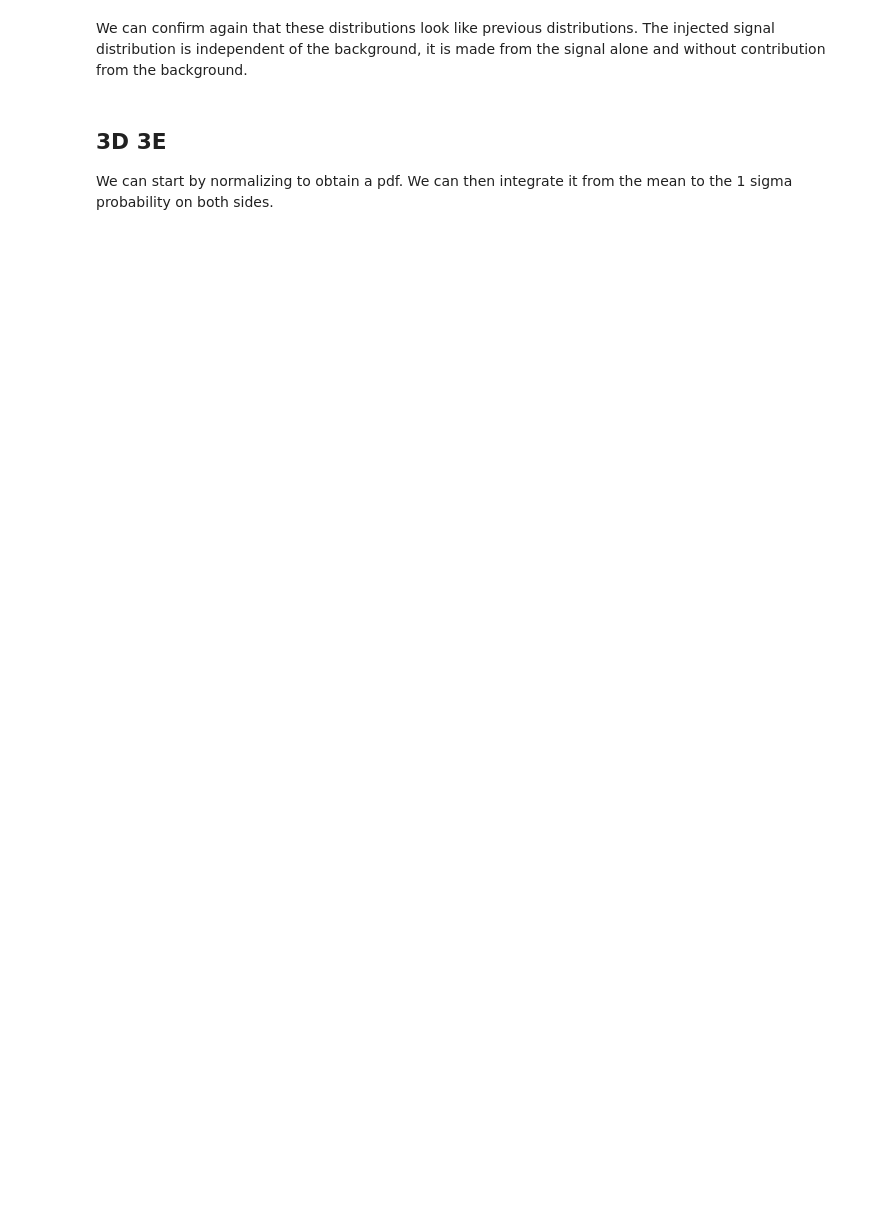
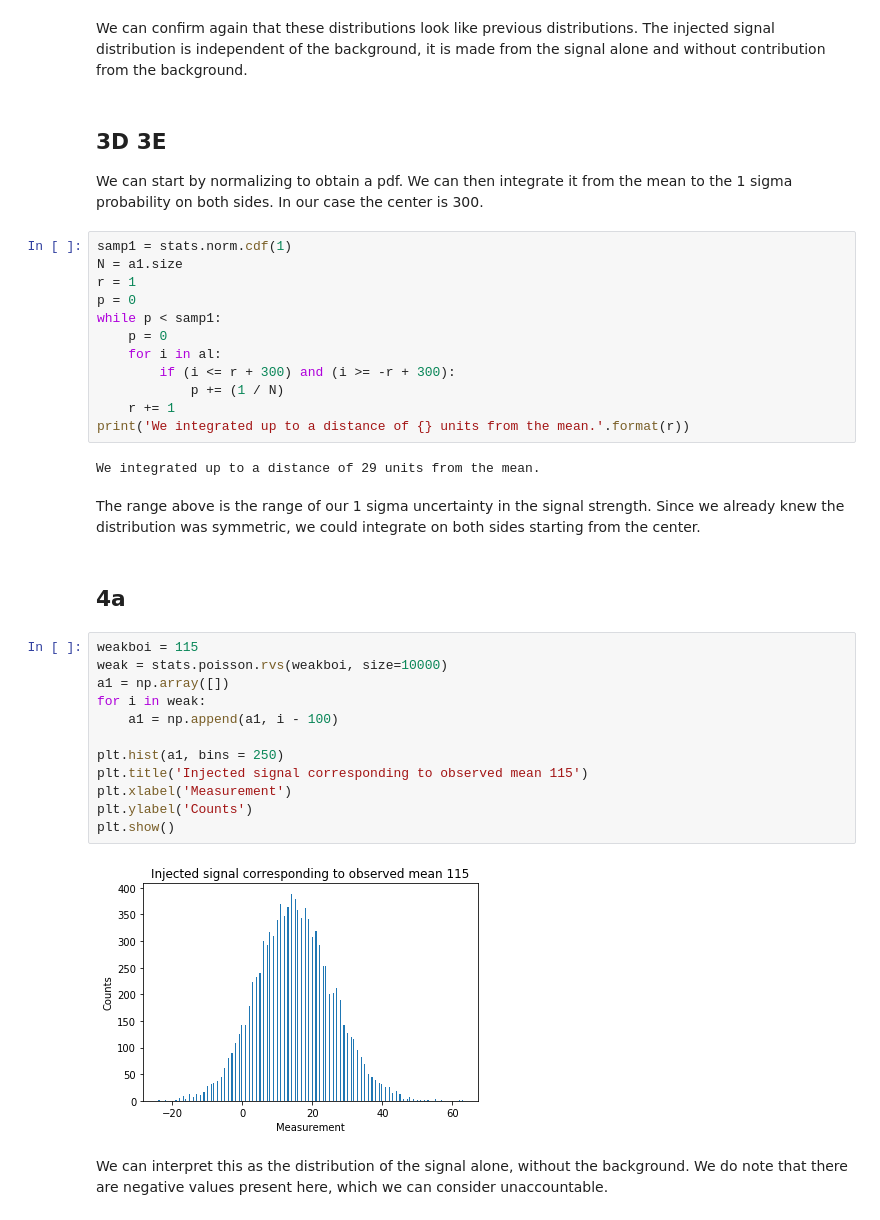
Before and after one commit to pratsingh/phys_434, a Jupyter notebook: Lab6.ipynb, the cells around one changed output. Saved outputs shown, nothing was run; the diff lists cells and outputs as text; blank space fills up the shorter version.

```diff
--- a/Lab6.ipynb
+++ b/Lab6.ipynb
@@ -136,4 +136,38 @@ plt.show()
 We can confirm again that these distributions look like previous distributions. The injected signal distribution is independent of the background, it is made from the signal alone and without contribution from the background.
 # %% [markdown]
 ## 3D 3E
-We can start by normalizing to obtain a pdf. We can then integrate it from the mean to the 1 sigma probability on both sides.
+We can start by normalizing to obtain a pdf. We can then integrate it from the mean to the 1 sigma probability on both sides. In our case the center is 300.
+# %%
+samp1 = stats.norm.cdf(1)
+N = a1.size
+r = 1
+p = 0
+while p < samp1:
+    p = 0
+    for i in al:
+        if (i <= r + 300) and (i >= -r + 300):
+            p += (1 / N)
+    r += 1
+print('We integrated up to a distance of {} units from the mean.'.format(r))
+# %% [output]
+We integrated up to a distance of 29 units from the mean.
+# %% [markdown]
+The range above is the range of our 1 sigma uncertainty in the signal strength. Since we already knew the distribution was symmetric, we could integrate on both sides starting from the center.
+# %% [markdown]
+## 4a
+# %%
+weakboi = 115
+weak = stats.poisson.rvs(weakboi, size=10000)
+a1 = np.array([])
+for i in weak:
+    a1 = np.append(a1, i - 100)
+
+plt.hist(a1, bins = 250)
+plt.title('Injected signal corresponding to observed mean 115')
+plt.xlabel('Measurement')
+plt.ylabel('Counts')
+plt.show()
+# %% [output]
+[figure, added]
+# %% [markdown]
+We can interpret this as the distribution of the signal alone, without the background. We do note that there are negative values present here, which we can consider unaccountable.
```
Also changed, not shown: parts of 11 cells of this notebook, 1 other file.
